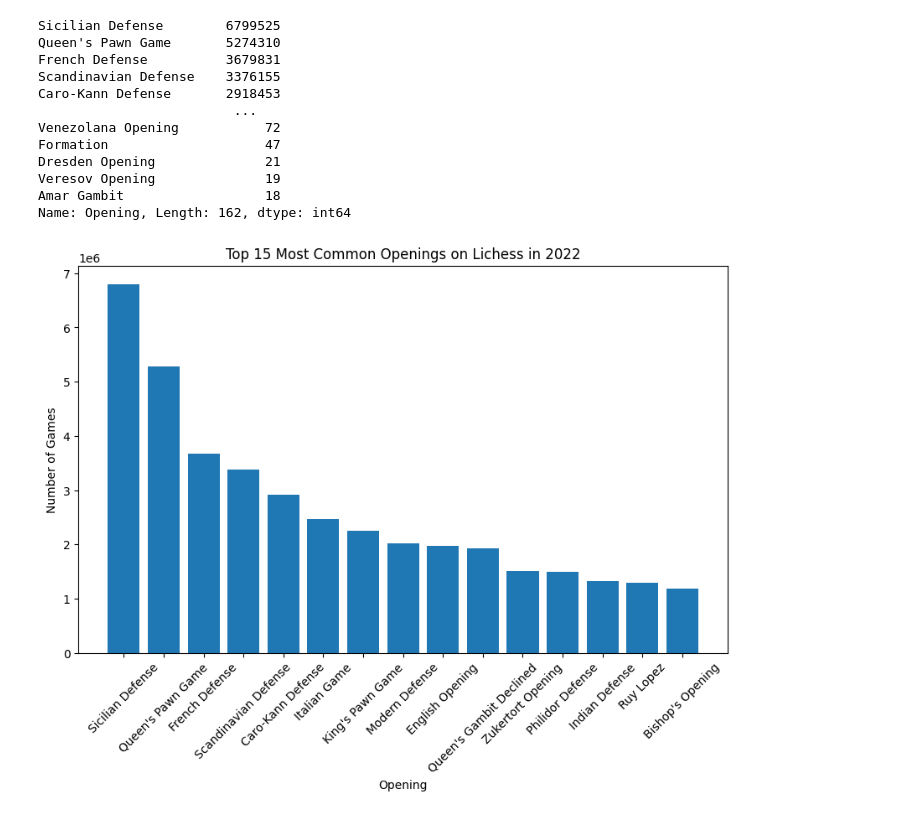
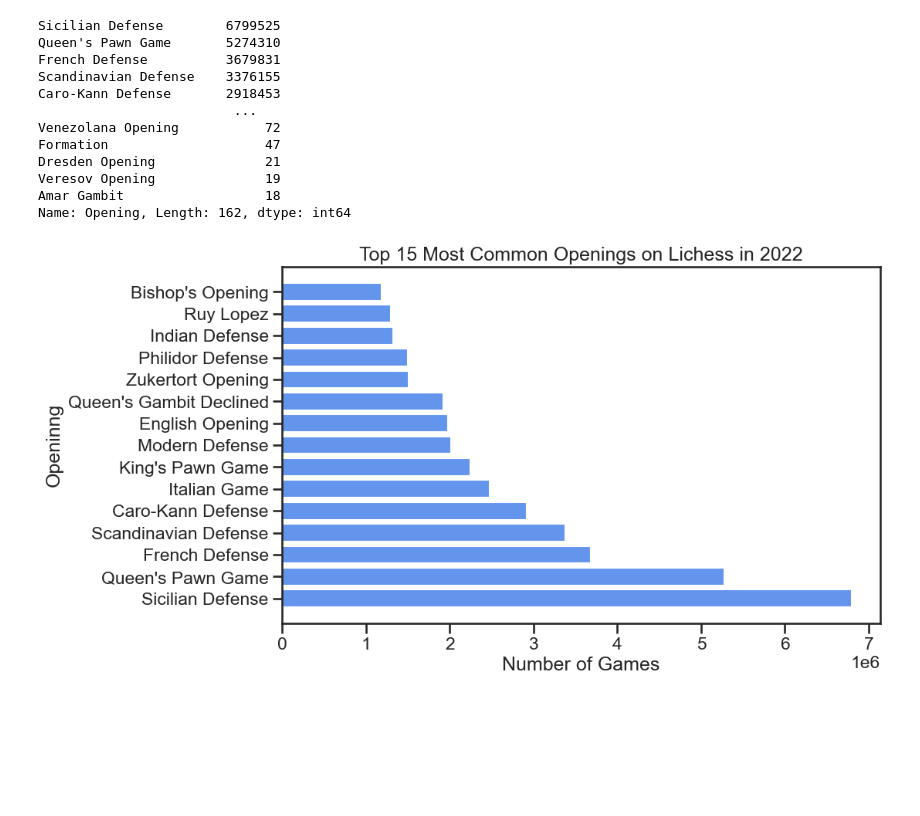
Before and after one commit to IsaacCheng9/machine-learning-in-chess, a Jupyter notebook: src/analyse_csv_data.ipynb, the cells around one changed output. Saved outputs shown, nothing was run; the diff lists cells and outputs as text; code cells hidden in the pictures; blank space fills up the shorter version.

```diff
--- a/src/analyse_csv_data.ipynb
+++ b/src/analyse_csv_data.ipynb
@@ -108,6 +109,9 @@ opening_category_map = {
 }
 
 # Plot the number of games in each opening category.
+# TODO: Fix the labels - consider adding a legend to explain each letter.
+sns.set("talk")
+sns.set_style("ticks")
 fig, ax = plt.subplots(figsize=(10, 6))
 indexes = opening_categories.index
 values = opening_categories.values
@@ -142,14 +146,15 @@ Amar Gambit                  18
 Name: Opening, Length: 162, dtype: int64
 # %%
 # Plot the top 15 most common openings.
+sns.set("talk")
+sns.set_style("ticks")
 fig, ax = plt.subplots(figsize=(10, 6))
 indexes = opening_groups.index[:15]
 values = opening_groups.values[:15]
-ax.bar(indexes, values)
-ax.set_xticklabels(indexes, rotation=45)
+ax.barh(indexes, values, color="cornflowerblue")
 ax.set_title("Top 15 Most Common Openings on Lichess in 2022")
-ax.set_xlabel("Opening")
-ax.set_ylabel("Number of Games")
+ax.set_xlabel("Number of Games")
+ax.set_ylabel("Openinng")
 plt.show()
 # %% [output]
-[figure, old version]
+[figure, new version]
```
Also changed, not shown: parts of 3 cells of this notebook.
